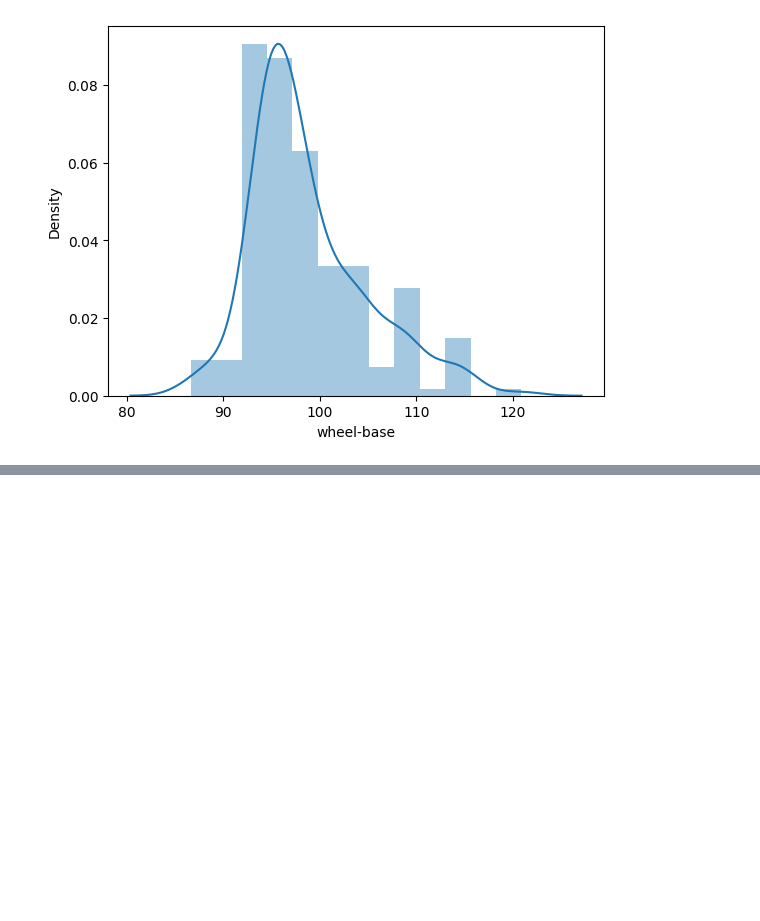
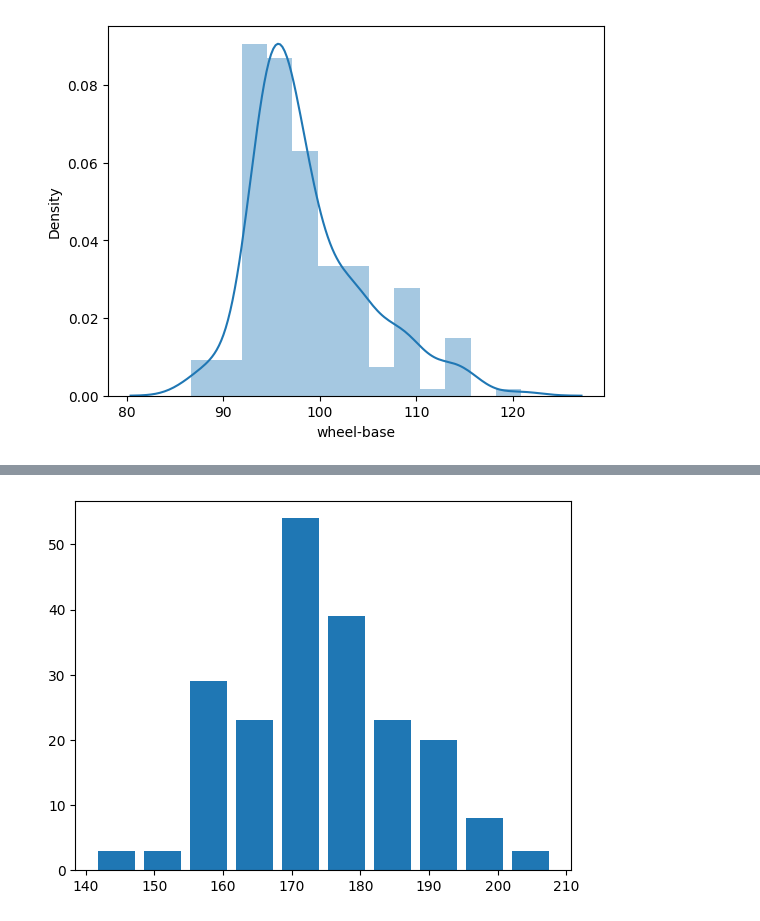
Before and after one commit to ShreeKeshavan/Car_price_prediction, a Jupyter notebook: Car_price_prediction.ipynb, the cells around one changed output, grey strips where cells are left out. Saved outputs shown, nothing was run; the diff lists cells and outputs as text; code cells hidden in the pictures; blank space fills up the shorter version.

```diff
--- a/Car_price_prediction.ipynb
+++ b/Car_price_prediction.ipynb
@@ -227,0 +269,5 @@ https://gist.github.com/mwaskom/de44147ed2974457ad6372750bbe5751
+# %%
+plt.hist(df['length'],rwidth=0.8)
+plt.show()
+# %% [output]
+[figure, added]
```
Also changed, not shown: parts of 20 cells of this notebook.
